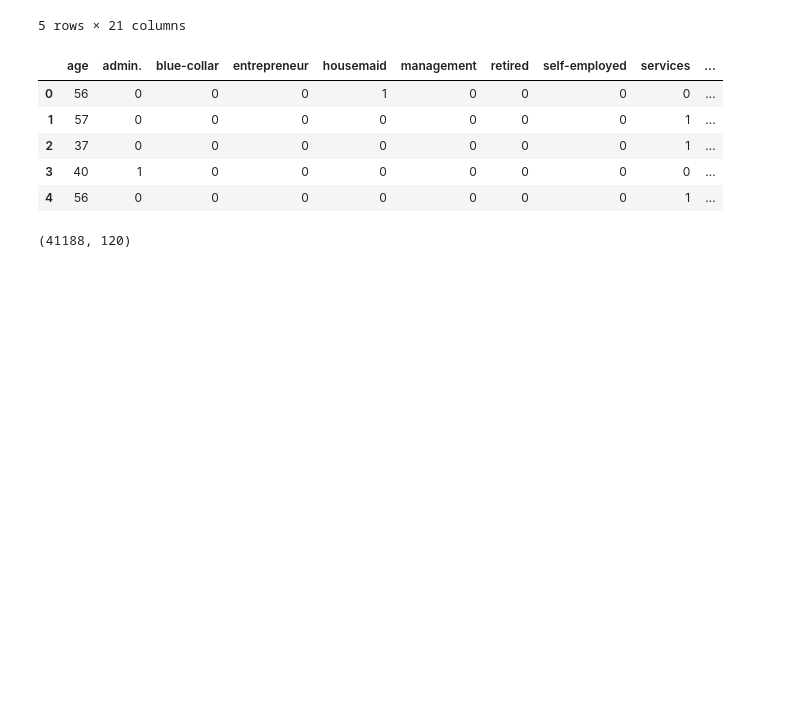
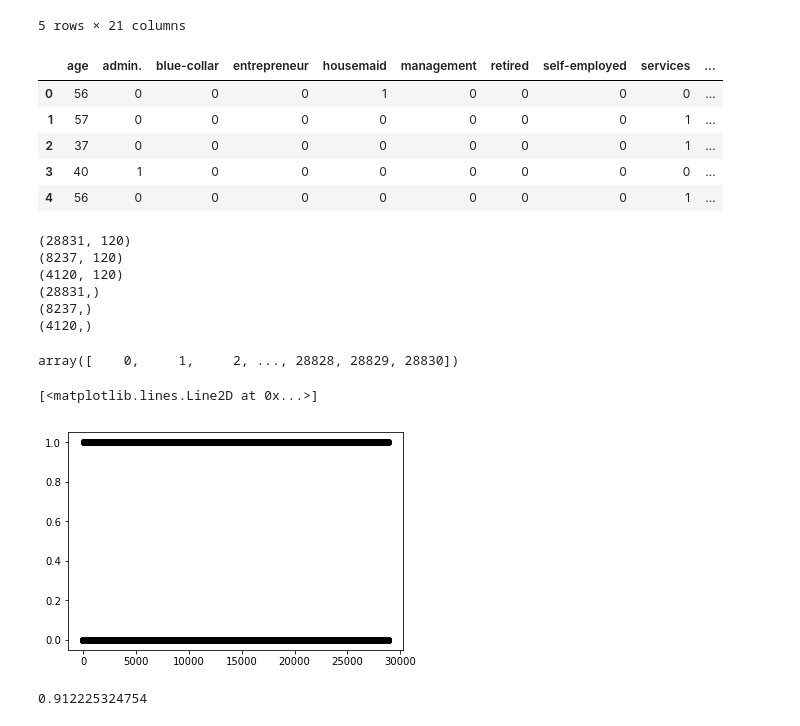
Before and after one commit to yatong2/Springboard, a Jupyter notebook: Data_Cleaning_and_Rearranging.ipynb, the cells around one changed output. Drawn from its saved outputs; the diff is of its cells as text; code cells hidden in the pictures; blank space fills up the shorter version.

Commit message:
data split and train

```diff
--- a/Data_Cleaning_and_Rearranging.ipynb
+++ b/Data_Cleaning_and_Rearranging.ipynb
@@ -59,4 +62,6 @@ cons_conf_idx = pd.get_dummies(bank_info['cons.conf.idx'])
 hou_loan = pd.get_dummies(bank_info.housing)
 per_loan = pd.get_dummies(bank_info.loan)
 default = pd.get_dummies(bank_info.default)
+# %%
+output = pd.get_dummies(bank_info.y).yes
 # %%
@@ -72,7 +77,59 @@ part.head()
 | 2 | 37 | 0 | 0 | 0 | 0 | 0 | 0 | 0 | 1 | ... |
 | 3 | 40 | 1 | 0 | 0 | 0 | 0 | 0 | 0 | 0 | ... |
 | 4 | 56 | 0 | 0 | 0 | 0 | 0 | 0 | 0 | 1 | ... |
-# %%
-part.shape
-# %% [output]
-(41188, 120)
+# %%
+data=np.array(data)
+n = data.shape[0]
+d = data.shape[1]
+d -= 1
+n_train = int(n*0.7)
+n_test = int(n*0.2)
+n_validate  = n - n_train - n_test
+data = np.random.permutation(data)
+
+X_train = np.zeros((n_train,d))
+X_test  = np.zeros((n_test,d))
+X_validate = np.zeros((n_validate,d))
+Y_train = np.zeros((n_train))
+Y_test = np.zeros((n_test))
+Y_validate = np.zeros((n_validate))
+
+X_train[:] = data[:n_train,:-1]
+Y_train[:] = data[:n_train,-1]
+
+X_test[:] = data[n_train:(n_train+n_test),:-1]
+Y_test[:] = data[n_train:(n_train+n_test),-1]
+
+X_validate[:] = data[(n_train+n_test):, :-1]
+Y_validate[:] = data[(n_train+n_test):,-1]
+
+print(X_train.shape)
+print(X_test.shape)
+print(X_validate.shape)
+print(Y_train.shape)
+print(Y_test.shape)
+print(Y_validate.shape)
+# %% [output]
+(28831, 120)
+(8237, 120)
+(4120, 120)
+(28831,)
+(8237,)
+(4120,)
+# %%
+number = np.array(range(0,28831))
+number
+# %% [output]
+array([    0,     1,     2, ..., 28828, 28829, 28830])
+# %%
+model1 = LogisticRegression()
+model1.fit(X_train, Y_train)
+plt.plot(number, Y_train, 'o', color ='hotpink')
+plt.plot(number, model1.predict(X_train), 'o', color ='black')
+# %% [output]
+[<matplotlib.lines.Line2D at 0x...>]
+[figure, added]
+# %%
+print(model1.score(X_test, Y_test))
+# %% [output]
+0.912225324754
```
Also changed, not shown: parts of 2 cells of this notebook.
